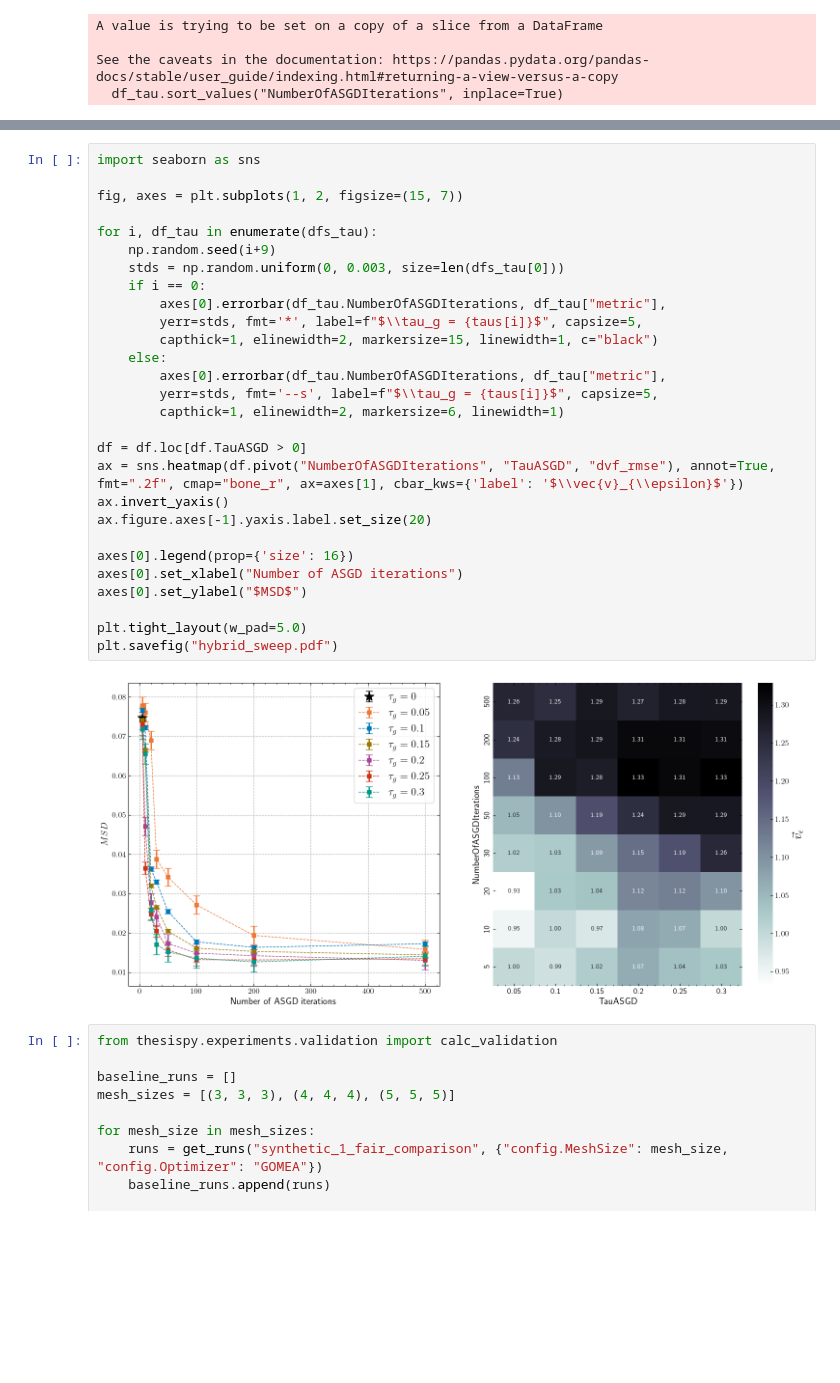
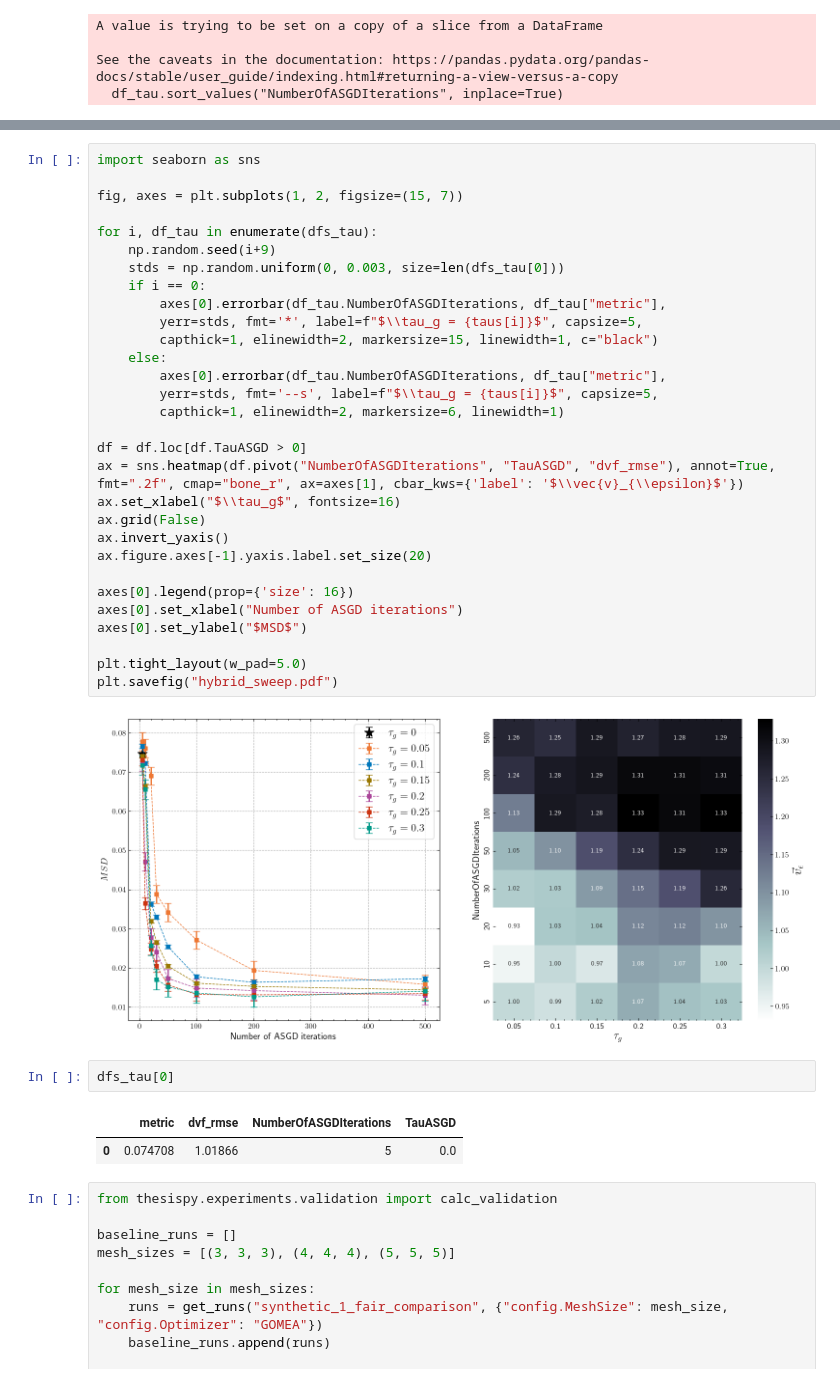
Before and after one commit to joasiee/elastix, a Jupyter notebook: experiments/notebooks/experiments/hybrid.ipynb, the cells around one changed output, grey strips where cells are left out. Cells and saved outputs as stored; diff of their text form; blank space fills up the shorter version.

```diff
--- a/experiments/notebooks/experiments/hybrid.ipynb
+++ b/experiments/notebooks/experiments/hybrid.ipynb
@@ -47,33 +24,40 @@ df
 # %%
 import seaborn as sns
 
 fig, axes = plt.subplots(1, 2, figsize=(15, 7))
 
 for i, df_tau in enumerate(dfs_tau):
     np.random.seed(i+9)
     stds = np.random.uniform(0, 0.003, size=len(dfs_tau[0]))
     if i == 0:
         axes[0].errorbar(df_tau.NumberOfASGDIterations, df_tau["metric"],
         yerr=stds, fmt='*', label=f"$\\tau_g = {taus[i]}$", capsize=5,
         capthick=1, elinewidth=2, markersize=15, linewidth=1, c="black")
     else:
         axes[0].errorbar(df_tau.NumberOfASGDIterations, df_tau["metric"],
         yerr=stds, fmt='--s', label=f"$\\tau_g = {taus[i]}$", capsize=5,
         capthick=1, elinewidth=2, markersize=6, linewidth=1)
 
 df = df.loc[df.TauASGD > 0]
 ax = sns.heatmap(df.pivot("NumberOfASGDIterations", "TauASGD", "dvf_rmse"), annot=True, fmt=".2f", cmap="bone_r", ax=axes[1], cbar_kws={'label': '$\\vec{v}_{\\epsilon}$'})
+ax.set_xlabel("$\\tau_g$", fontsize=16)
+ax.grid(False)
 ax.invert_yaxis()
 ax.figure.axes[-1].yaxis.label.set_size(20)
 
 axes[0].legend(prop={'size': 16})
 axes[0].set_xlabel("Number of ASGD iterations")
 axes[0].set_ylabel("$MSD$")
 
 plt.tight_layout(w_pad=5.0)
 plt.savefig("hybrid_sweep.pdf")
 # %% [output]
-[figure, old version]
+[figure, new version]
+# %%
+dfs_tau[0]
+# %% [output]
+|  | metric | dvf_rmse | NumberOfASGDIterations | TauASGD |
+| 0 | 0.074708 | 1.01866 | 5 | 0.0 |
 # %%
 from thesispy.experiments.validation import calc_validation
 
```
Also changed, not shown: parts of 3 cells of this notebook, 4 other files.
